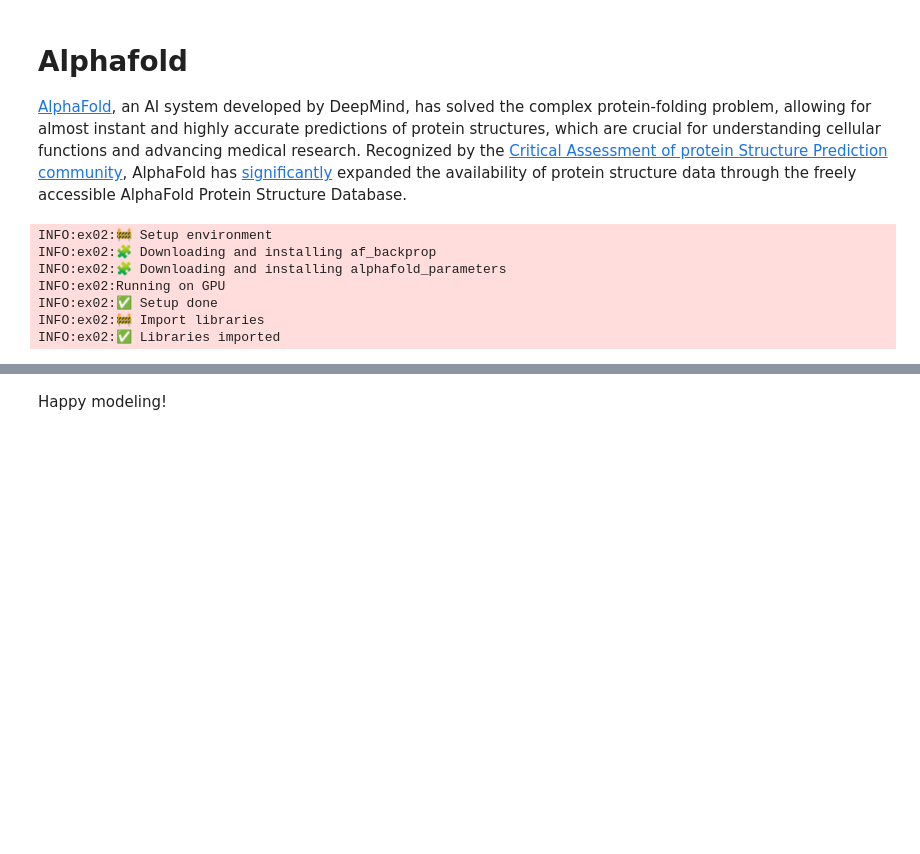
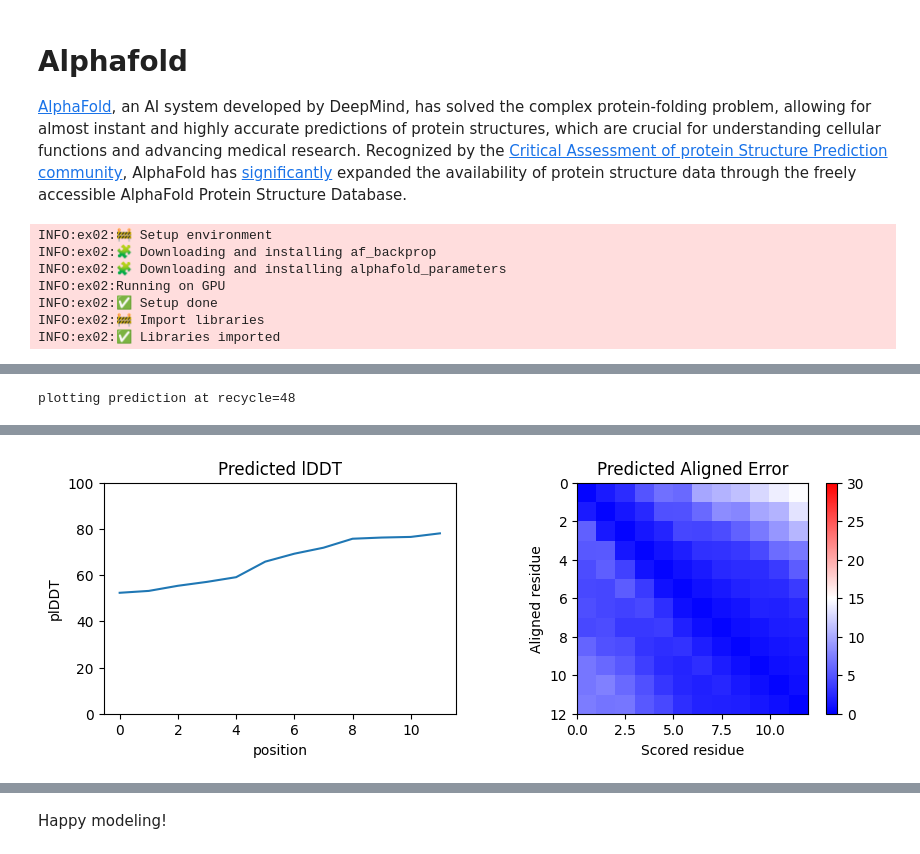
Before and after one commit to jandolinsek/git-for-science, a Jupyter notebook: ex02/ex02_204595.ipynb, the cells around one changed output, grey strips where cells are left out. Drawn from its saved outputs; the diff is of its cells as text; code cells hidden in the pictures; blank space fills up the shorter version.

```diff
--- a/ex02/ex02_204595.ipynb
+++ b/ex02/ex02_204595.ipynb
@@ -412,7 +412,7 @@ Tasks:
 # Cell 3: Predict Structure for a Sequence
 
 # @title Change the sequence of aminoacids to a different one (e.g. all Alanines, all Leucines, etc.). What is the difference in the predicted structure?
-sequence = "GGGGGGGGGG"  # @param {type:"string"}
+sequence = "AAAAAAAAAAAA"  # @param {type:"string"}
 recycles = 48  # @param ["0", "1", "2", "3", "6", "12", "24", "48"] {type:"raw"}
 color = "rainbow"  # @param ["chain", "confidence", "rainbow"]
 show_sidechains = True  # @param {type:"boolean"}
@@ -425,3 +425,5 @@ predict_structure(
     show_sidechains=show_sidechains,
     show_mainchains=show_mainchains,
 )
+# %% [output]
+plotting prediction at recycle=48
@@ -427,0 +431 @@ predict_structure(
+[figure, added]
```
Also changed, not shown: parts of 11 cells of this notebook.
